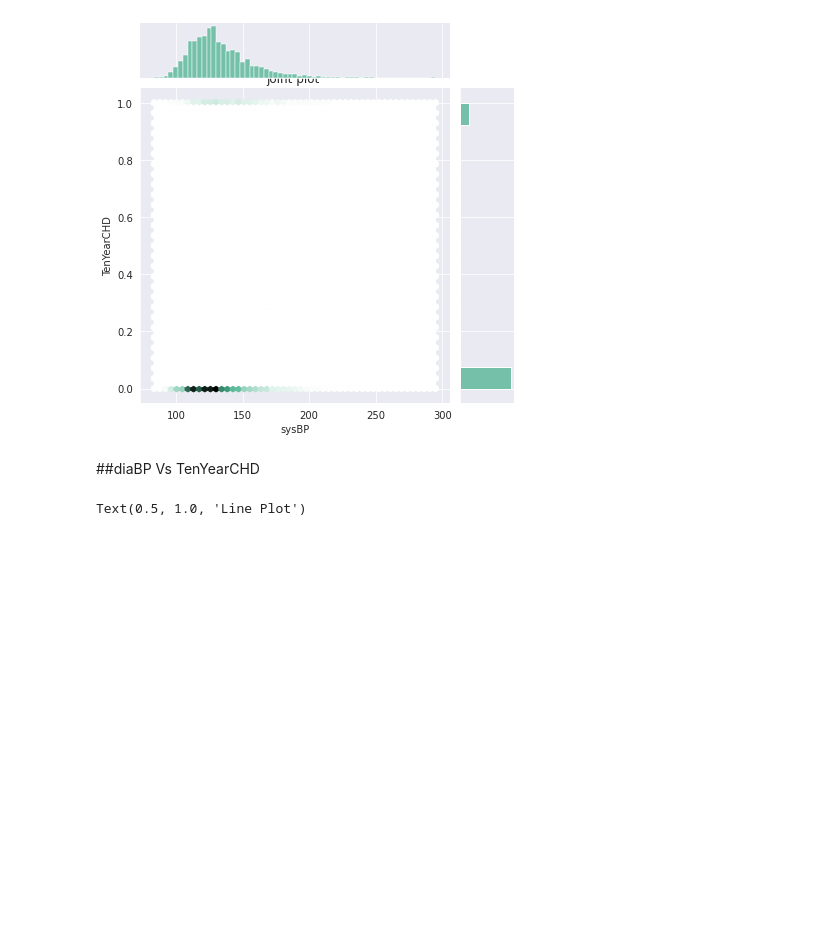
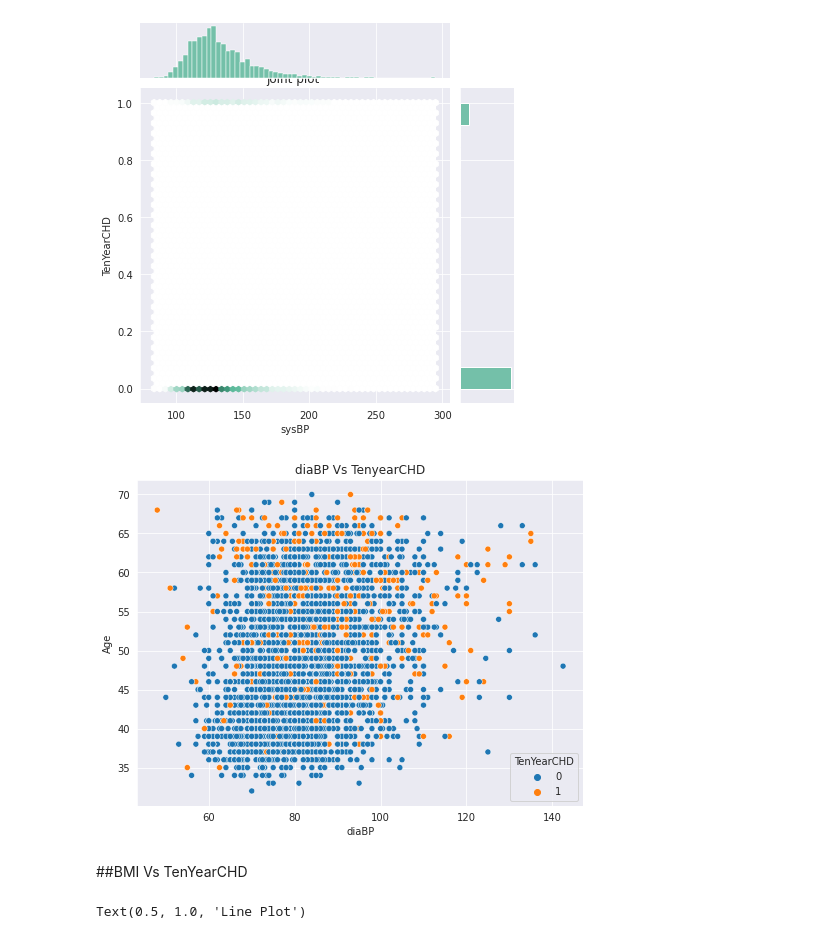
Before and after one commit to Kunaltembhare003/Cardiovascular-heart-diseases, a Jupyter notebook: Cardiovascular_heart_diseases.ipynb, the cells around one changed output. Saved outputs shown, nothing was run; the diff lists cells and outputs as text; code cells hidden in the pictures; blank space fills up the shorter version.

```diff
--- a/Cardiovascular_heart_diseases.ipynb
+++ b/Cardiovascular_heart_diseases.ipynb
@@ -486,5 +476,13 @@ plt.title('joint plot ')
 # %% [output]
 Text(0.5, 1.0, 'joint plot ')
 [figure]
+# %%
+sns.scatterplot(x = "diaBP", y = "age",data=df, hue='TenYearCHD')
+plt.xlabel('diaBP')
+plt.ylabel('Age')
+plt.title("diaBP Vs TenyearCHD")
+plt.show()
+# %% [output]
+[figure, added]
 # %% [markdown]
-##diaBP Vs TenYearCHD
+##BMI Vs TenYearCHD
```
Also changed, not shown: parts of 45 cells of this notebook.
